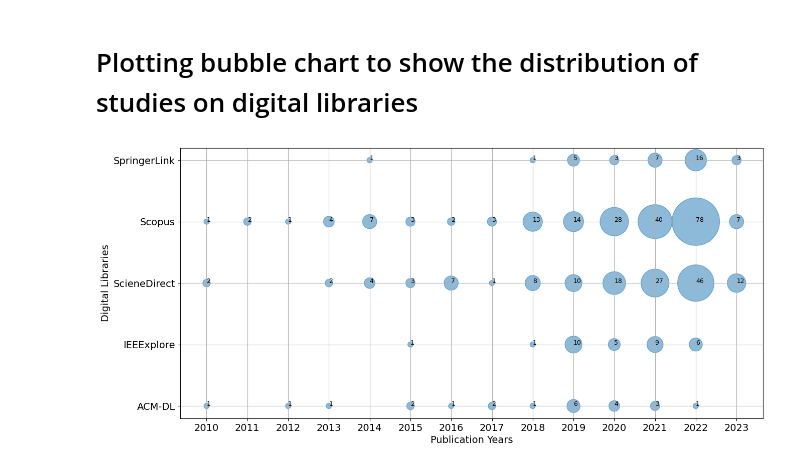
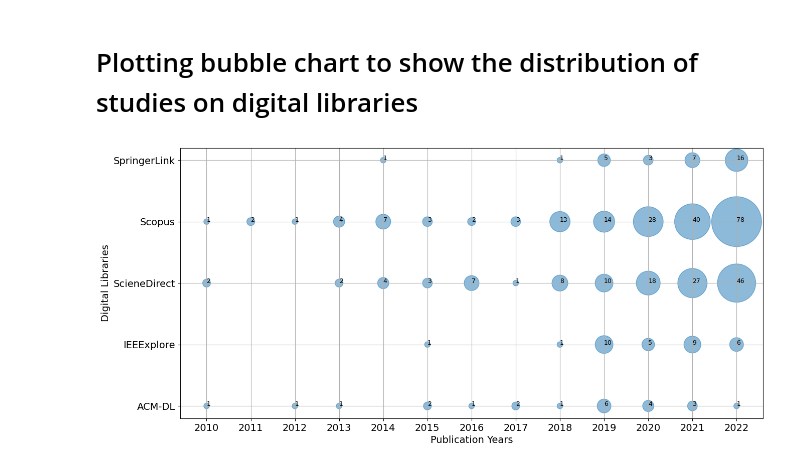
Before and after one commit to mesfinassres/Research, a Jupyter notebook: data-analysis.ipynb, the cells around one changed output. Saved outputs shown, nothing was run; the diff lists cells and outputs as text; code cells hidden in the pictures.

Commit message:
removed 2023 and merged queried and primary studies distribution plots

```diff
--- a/data-analysis.ipynb
+++ b/data-analysis.ipynb
@@ -92,33 +168,35 @@ df_primary = df_primary.sort_index()
 # %% [markdown]
 # Plotting bubble chart to show the distribution of studies on digital libraries
 # %%
-def plot_bubble(df, save_file):
+def plot_bubble(df_input, save_file):
     """ plot bubble chart for yearly distribution of digital libraries
     """
-    df_datasets = df.copy()
-    col0 = df_datasets.columns[0]
-    col1 = df_datasets.columns[1]
-    df_datasets=df_datasets.groupby([col0,col1]).size().reset_index(name='Count')
+    df = df_input.copy()
+    col0 = df.columns[0]
+    col1 = df.columns[1]
+    df=df.groupby([col0,col1]).size().reset_index(name='Count')
+    df[col1] = df[col1].astype(int)
+    df = df[df[col1]!=2023] # ignore the 2023 year to maitain increasing trend
 
-    x = list(df_datasets[col0])
-    y = list(df_datasets[col1].astype(int))
-    s = list(df_datasets['Count']*60)
+    x = list(df[col0])
+    y = list(df[col1].astype(int))
+    s = list(df['Count']*66)
     plt.rc('font', size=14)
 
     fig, ax = plt.subplots(figsize=(15, 7))
     ax.scatter(y, x, s, alpha=0.5)
-    plt.xticks(np.arange(2010, 2024, 1))
-    s = list(df_datasets['Count'])
+    plt.xticks(np.arange(2010, 2023, 1))
+    s = list(df['Count'])
 
     for i, txt in enumerate(s):
         ax.annotate(txt, (y[i], x[i]), size=9)
 
     plt.xlabel("Publication Years")
     plt.ylabel("Digital Libraries")
     plt.grid()
     plt.savefig('result/' + save_file)
     plt.show()
 
 plot_bubble(df[['library', 'Pub. Year']], save_file='dl-bubble.pdf')
 # %% [output]
-[figure, old version]
+[figure, new version]
```
Also changed, not shown: parts of 2 cells of this notebook, 2 other files.
